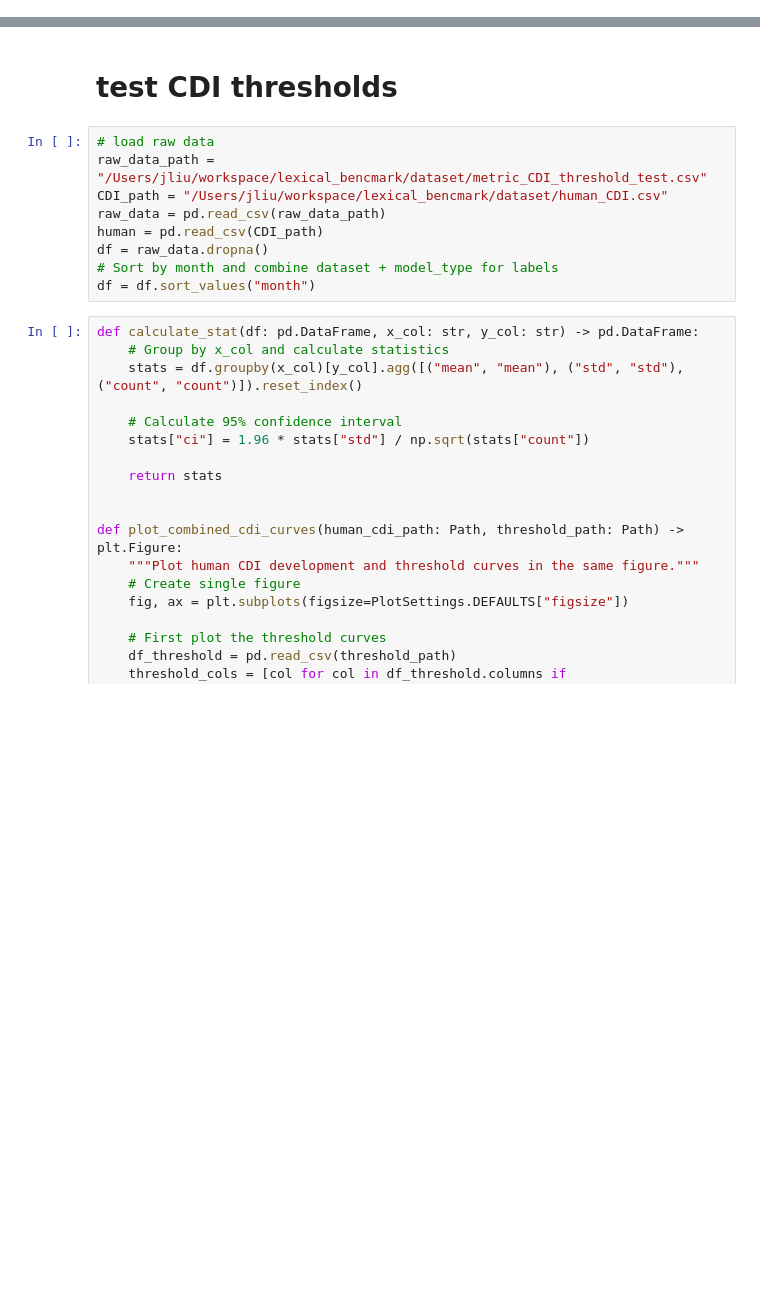
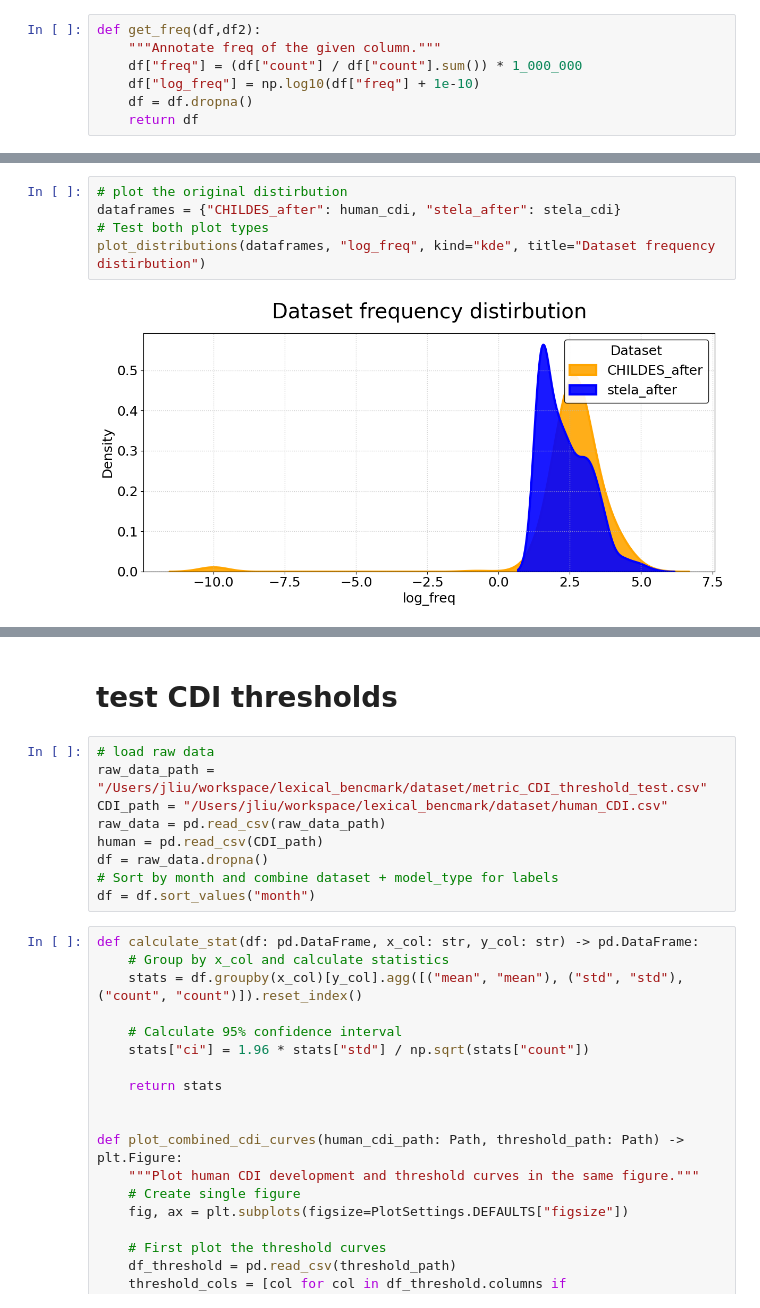
Before and after one commit to nhamilakis/Lexical-benchmark, a Jupyter notebook: notebooks/paper_fig.ipynb, the cells around one changed output, grey strips where cells are left out. Cells and saved outputs as stored; diff of their text form; blank space fills up the shorter version.

```diff
--- a/notebooks/paper_fig.ipynb
+++ b/notebooks/paper_fig.ipynb
@@ -71,0 +84,7 @@ def extract_style(text: str) -> str:
+# %%
+def get_freq(df,df2):
+    """Annotate freq of the given column."""
+    df["freq"] = (df["count"] / df["count"].sum()) * 1_000_000
+    df["log_freq"] = np.log10(df["freq"] + 1e-10)
+    df = df.dropna()
+    return df
@@ -71,0 +220,7 @@ def extract_style(text: str) -> str:
+# %%
+# plot the original distirbution
+dataframes = {"CHILDES_after": human_cdi, "stela_after": stela_cdi}
+# Test both plot types
+plot_distributions(dataframes, "log_freq", kind="kde", title="Dataset frequency distirbution")
+# %% [output]
+[figure, added]
```
Also changed, not shown: parts of 11 cells of this notebook, 1 other file.
